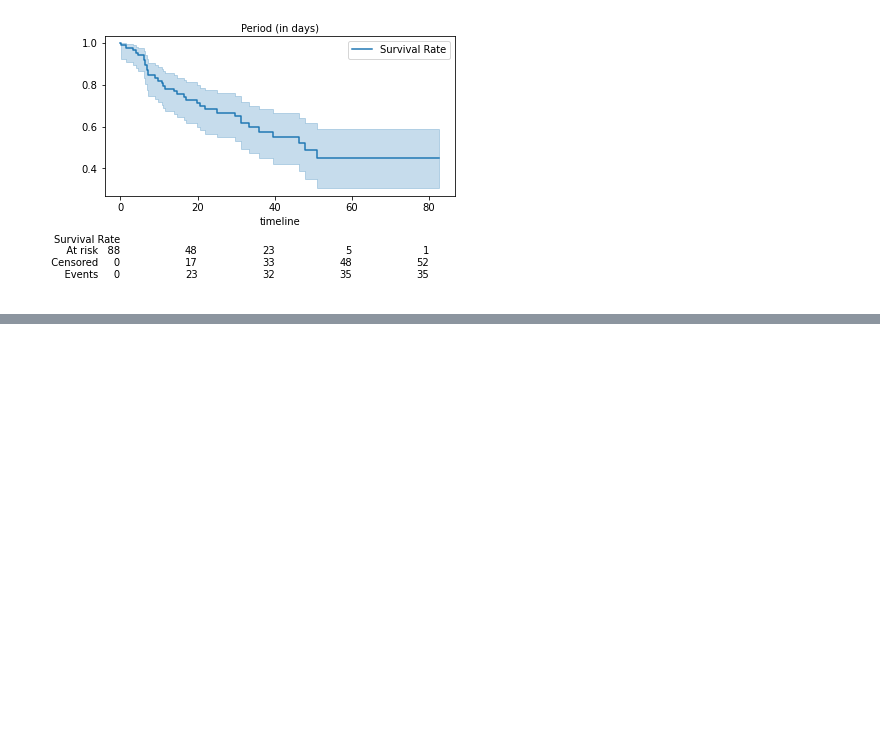
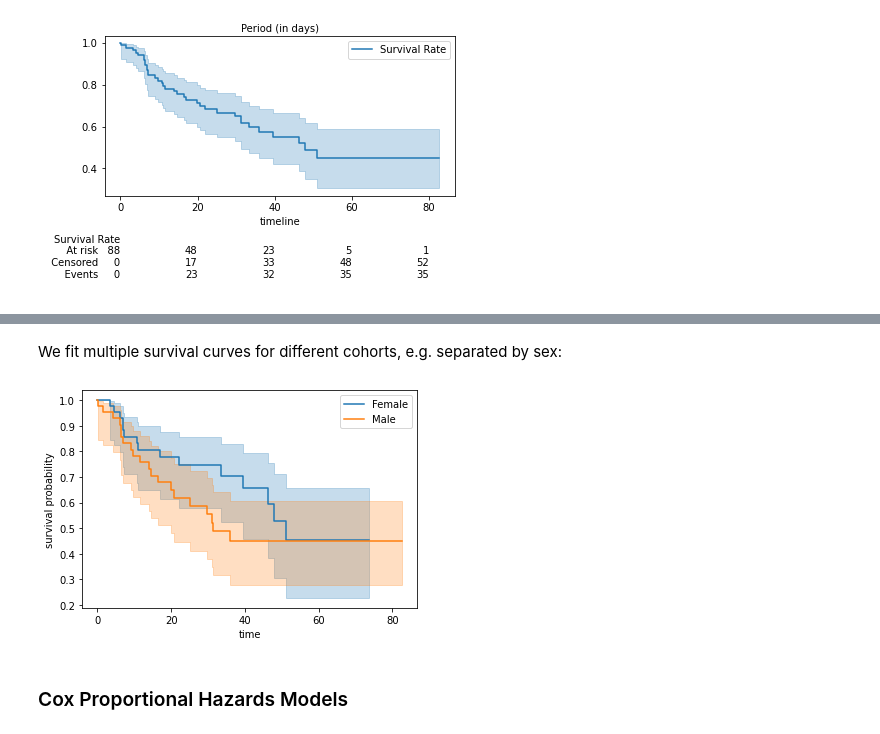
Before and after one commit to ShinSiangChoong/survival_analysis, a Jupyter notebook: survival.ipynb, the cells around one changed output, grey strips where cells are left out. Cells and saved outputs as stored; diff of their text form; code cells hidden in the pictures; blank space fills up the shorter version.

Commit message:
add Cox Proportional Hazards Models

```diff
--- a/survival.ipynb
+++ b/survival.ipynb
@@ -90,0 +107,17 @@ True
+# %% [markdown]
+We fit multiple survival curves for different cohorts, e.g. separated by sex:
+# %%
+from lifelines import KaplanMeierFitter
+kmf = KaplanMeierFitter()
+
+for name, grouped_df in df.groupby('sex'):
+    kmf.fit(grouped_df["time"], grouped_df["status"], label=name)
+    kmf.plot()
+
+plt.xlabel('time')
+plt.ylabel('survival probability')
+display()
+# %% [output]
+[figure, added]
+# %% [markdown]
+### Cox Proportional Hazards Models
```
Also changed, not shown: parts of 31 cells of this notebook.
